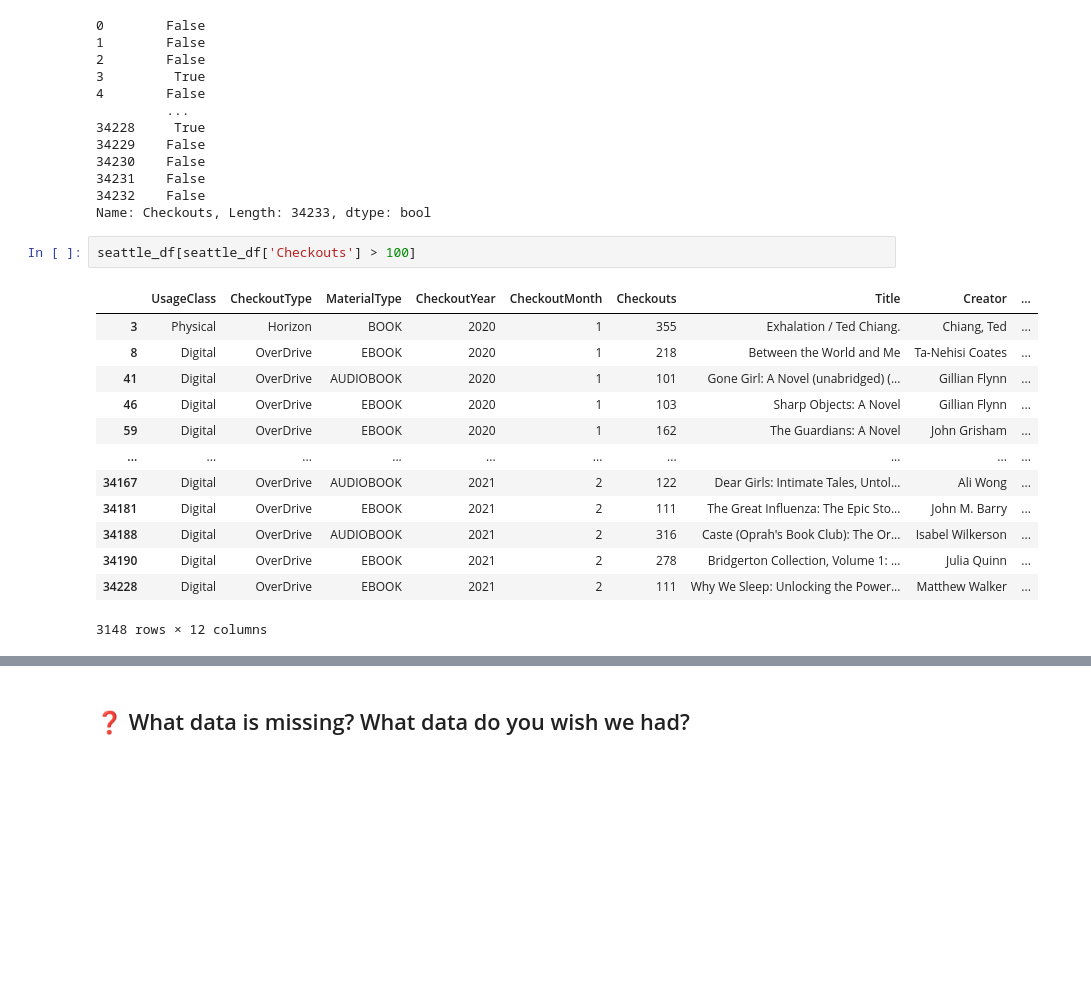
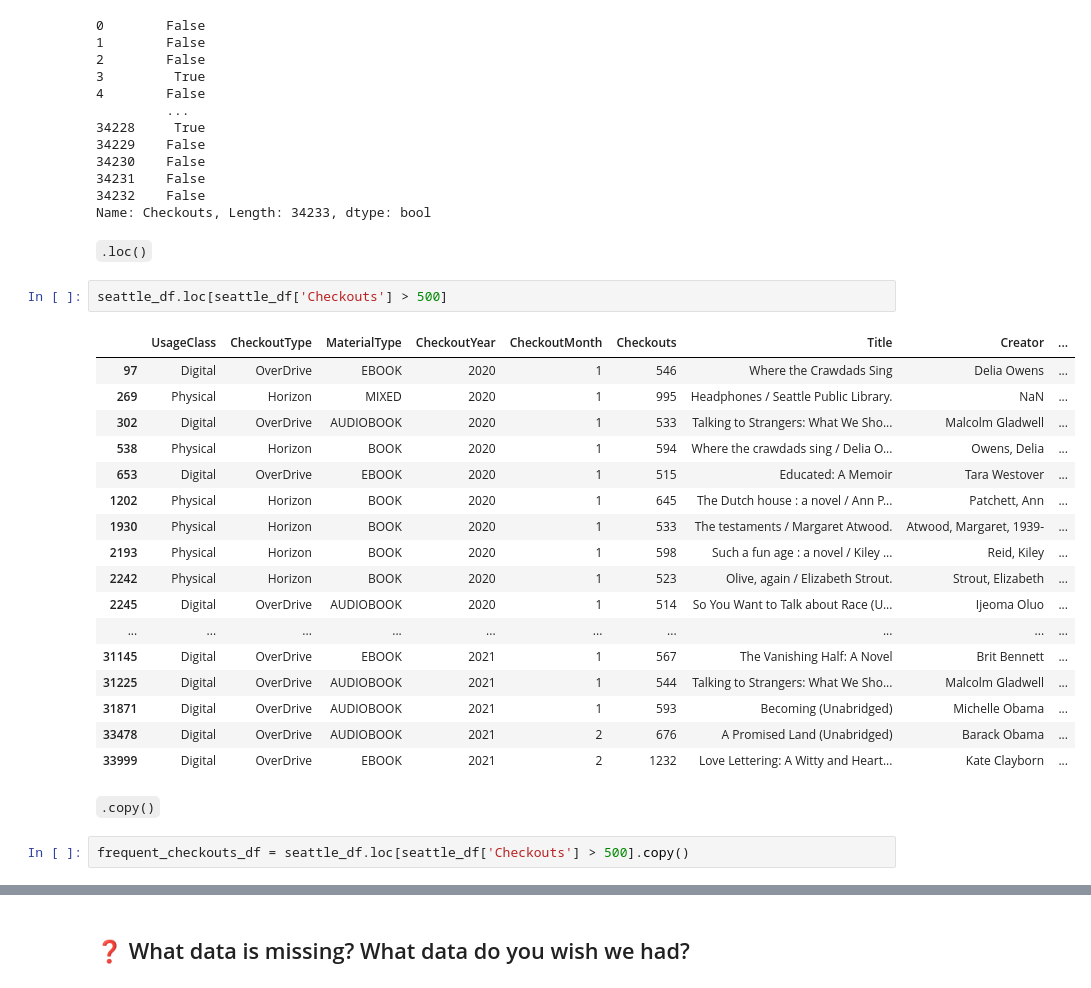
Before and after one commit to melaniewalsh/Data-Analysis-with-Pandas, a Jupyter notebook: 01-Data-Analysis-With-Pandas.ipynb, the cells around one changed output, grey strips where cells are left out. Saved outputs shown, nothing was run; the diff lists cells and outputs as text; blank space fills up the shorter version.

```diff
--- a/01-Data-Analysis-With-Pandas.ipynb
+++ b/01-Data-Analysis-With-Pandas.ipynb
@@ -152,19 +150,29 @@ seattle_df['Checkouts'] > 100
 34231    False
 34232    False
 Name: Checkouts, Length: 34233, dtype: bool
+# %% [markdown]
+`.loc()`
 # %%
-seattle_df[seattle_df['Checkouts'] > 100]
+seattle_df.loc[seattle_df['Checkouts'] > 500]
 # %% [output]
 |  | UsageClass | CheckoutType | MaterialType | CheckoutYear | CheckoutMonth | Checkouts | Title | Creator | ... |
-| 3 | Physical | Horizon | BOOK | 2020 | 1 | 355 | Exhalation / Ted Chiang. | Chiang, Ted | ... |
-| 8 | Digital | OverDrive | EBOOK | 2020 | 1 | 218 | Between the World and Me | Ta-Nehisi Coates | ... |
-| 41 | Digital | OverDrive | AUDIOBOOK | 2020 | 1 | 101 | Gone Girl: A Novel (unabridged) (... | Gillian Flynn | ... |
-| 46 | Digital | OverDrive | EBOOK | 2020 | 1 | 103 | Sharp Objects: A Novel | Gillian Flynn | ... |
-| 59 | Digital | OverDrive | EBOOK | 2020 | 1 | 162 | The Guardians: A Novel | John Grisham | ... |
+| 97 | Digital | OverDrive | EBOOK | 2020 | 1 | 546 | Where the Crawdads Sing | Delia Owens | ... |
+| 269 | Physical | Horizon | MIXED | 2020 | 1 | 995 | Headphones / Seattle Public Library. | NaN | ... |
+| 302 | Digital | OverDrive | AUDIOBOOK | 2020 | 1 | 533 | Talking to Strangers: What We Sho... | Malcolm Gladwell | ... |
+| 538 | Physical | Horizon | BOOK | 2020 | 1 | 594 | Where the crawdads sing / Delia O... | Owens, Delia | ... |
+| 653 | Digital | OverDrive | EBOOK | 2020 | 1 | 515 | Educated: A Memoir | Tara Westover | ... |
+| 1202 | Physical | Horizon | BOOK | 2020 | 1 | 645 | The Dutch house : a novel / Ann P... | Patchett, Ann | ... |
+| 1930 | Physical | Horizon | BOOK | 2020 | 1 | 533 | The testaments / Margaret Atwood. | Atwood, Margaret, 1939- | ... |
+| 2193 | Physical | Horizon | BOOK | 2020 | 1 | 598 | Such a fun age : a novel / Kiley ... | Reid, Kiley | ... |
+| 2242 | Physical | Horizon | BOOK | 2020 | 1 | 523 | Olive, again / Elizabeth Strout. | Strout, Elizabeth | ... |
+| 2245 | Digital | OverDrive | AUDIOBOOK | 2020 | 1 | 514 | So You Want to Talk about Race (U... | Ijeoma Oluo | ... |
 | ... | ... | ... | ... | ... | ... | ... | ... | ... | ... |
-| 34167 | Digital | OverDrive | AUDIOBOOK | 2021 | 2 | 122 | Dear Girls: Intimate Tales, Untol... | Ali Wong | ... |
-| 34181 | Digital | OverDrive | EBOOK | 2021 | 2 | 111 | The Great Influenza: The Epic Sto... | John M. Barry | ... |
-| 34188 | Digital | OverDrive | AUDIOBOOK | 2021 | 2 | 316 | Caste (Oprah's Book Club): The Or... | Isabel Wilkerson | ... |
-| 34190 | Digital | OverDrive | EBOOK | 2021 | 2 | 278 | Bridgerton Collection, Volume 1: ... | Julia Quinn | ... |
-| 34228 | Digital | OverDrive | EBOOK | 2021 | 2 | 111 | Why We Sleep: Unlocking the Power... | Matthew Walker | ... |
+| 31145 | Digital | OverDrive | EBOOK | 2021 | 1 | 567 | The Vanishing Half: A Novel | Brit Bennett | ... |
+| 31225 | Digital | OverDrive | AUDIOBOOK | 2021 | 1 | 544 | Talking to Strangers: What We Sho... | Malcolm Gladwell | ... |
+| 31871 | Digital | OverDrive | AUDIOBOOK | 2021 | 1 | 593 | Becoming (Unabridged) | Michelle Obama | ... |
+| 33478 | Digital | OverDrive | AUDIOBOOK | 2021 | 2 | 676 | A Promised Land (Unabridged) | Barack Obama | ... |
+| 33999 | Digital | OverDrive | EBOOK | 2021 | 2 | 1232 | Love Lettering: A Witty and Heart... | Kate Clayborn | ... |
-3148 rows × 12 columns
+# %% [markdown]
+`.copy()`
+# %%
+frequent_checkouts_df = seattle_df.loc[seattle_df['Checkouts'] > 500].copy()
```
Also changed, not shown: parts of 14 cells of this notebook, 2 other files.
